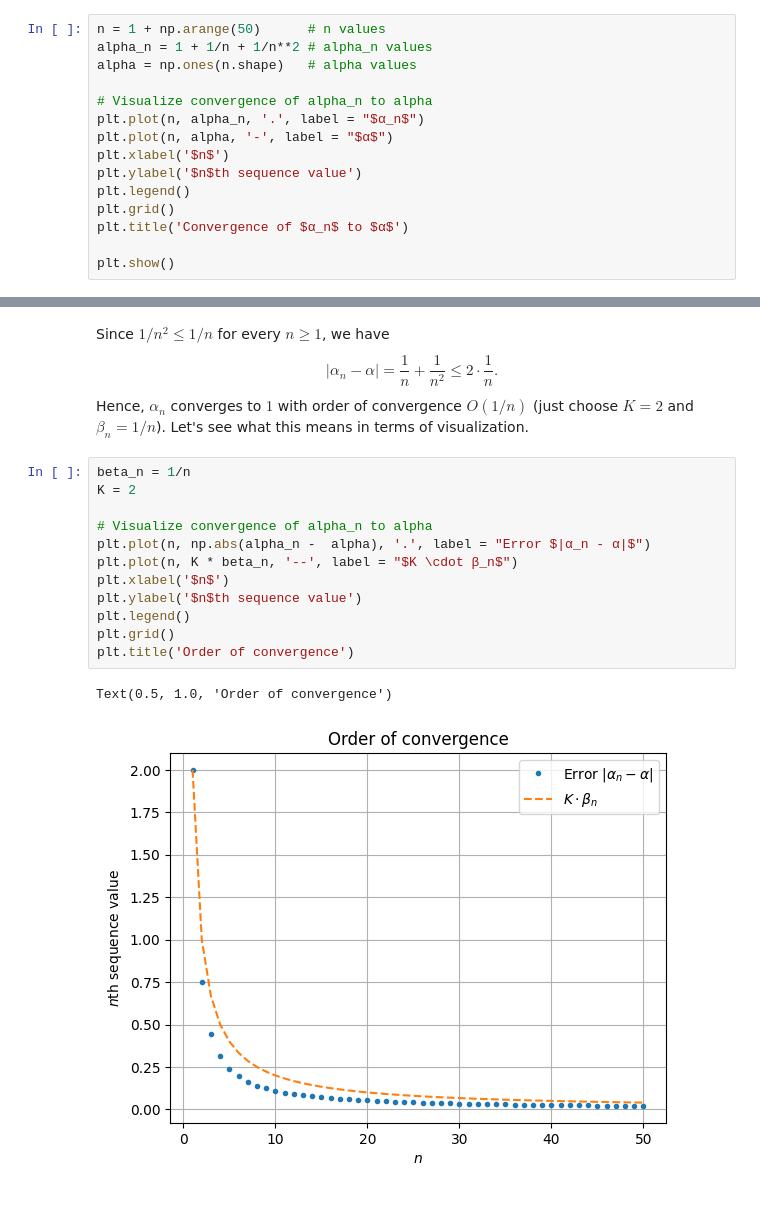
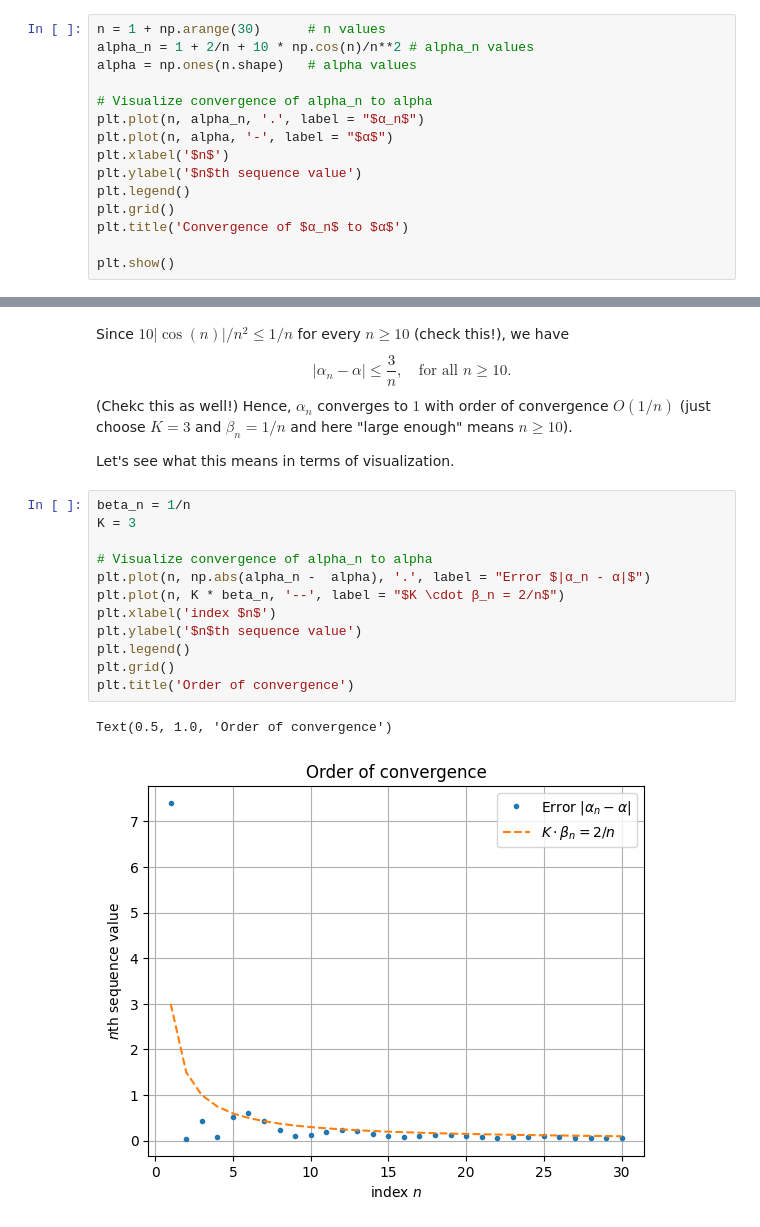
Before and after one commit to simone-brugiapaglia/numerical-analysis-notebooks, a Jupyter notebook: 02_convergence.ipynb, the cells around one changed output, grey strips where cells are left out. Drawn from its saved outputs; the diff is of its cells as text.

```diff
--- a/02_convergence.ipynb
+++ b/02_convergence.ipynb
@@ -33,8 +36,8 @@ $$
 $$
 converging to $\alpha = 1$.
 # %%
-n = 1 + np.arange(50)      # n values
-alpha_n = 1 + 1/n + 1/n**2 # alpha_n values
+n = 1 + np.arange(30)      # n values
+alpha_n = 1 + 2/n + 10 * np.cos(n)/n**2 # alpha_n values
 alpha = np.ones(n.shape)   # alpha values
 
 # Visualize convergence of alpha_n to alpha
@@ -52,22 +55,24 @@ plt.show()
 # %% [markdown]
-Since $1/n^2 \leq 1/n$ for every $n \geq 1$, we have
+Since $10|\cos(n)|/n^2 \leq 1/n$ for every $n \geq 10$ (check this!), we have
 $$
-|\alpha_n - \alpha| = \frac1n + \frac{1}{n^2} \leq 2 \cdot \frac{1}{n}.
+|\alpha_n - \alpha| \leq \frac{3}{n}, \quad \text{for all } n \geq 10.
 $$
-Hence, $\alpha_n$ converges to $1$ with order of convergence $O(1/n)$ (just choose $K = 2$ and $\beta_n = 1/n$). Let's see what this means in terms of visualization.
+(Chekc this as well!) Hence, $\alpha_n$ converges to $1$ with order of convergence $O(1/n)$ (just choose $K = 3$ and $\beta_n = 1/n$ and here "large enough" means $n \geq 10$).
+
+Let's see what this means in terms of visualization.
 # %%
 beta_n = 1/n
-K = 2
+K = 3
 
 # Visualize convergence of alpha_n to alpha
 plt.plot(n, np.abs(alpha_n -  alpha), '.', label = "Error $|α_n - α|$")
-plt.plot(n, K * beta_n, '--', label = "$K \cdot β_n$")
-plt.xlabel('$n$')
+plt.plot(n, K * beta_n, '--', label = "$K \cdot β_n = 2/n$")
+plt.xlabel('index $n$')
 plt.ylabel('$n$th sequence value')
 plt.legend()
 plt.grid()
 plt.title('Order of convergence')
 # %% [output]
 Text(0.5, 1.0, 'Order of convergence')
-[figure, old version]
+[figure, new version]
 # %% [markdown]
```
Also changed, not shown: parts of 12 cells of this notebook.
